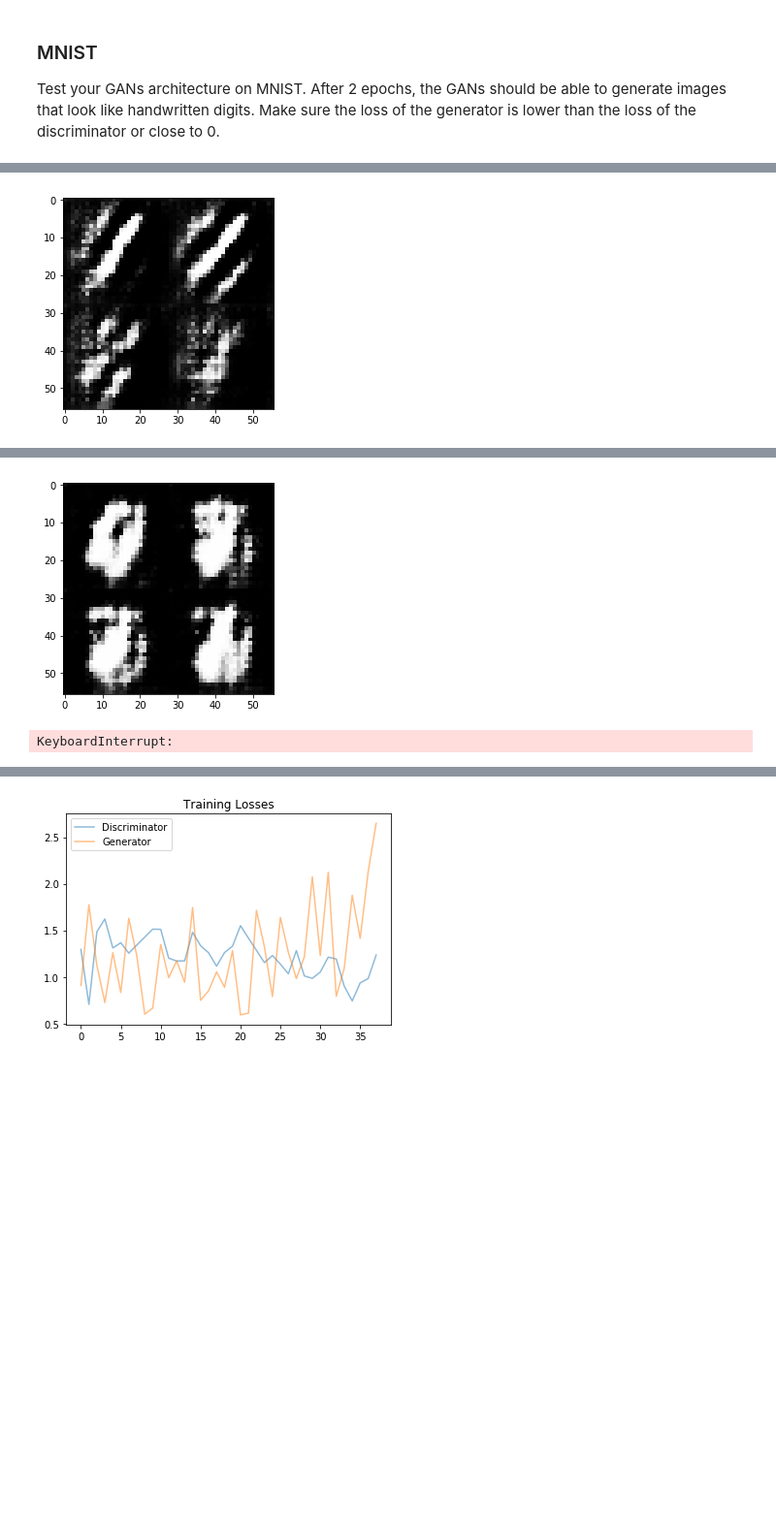
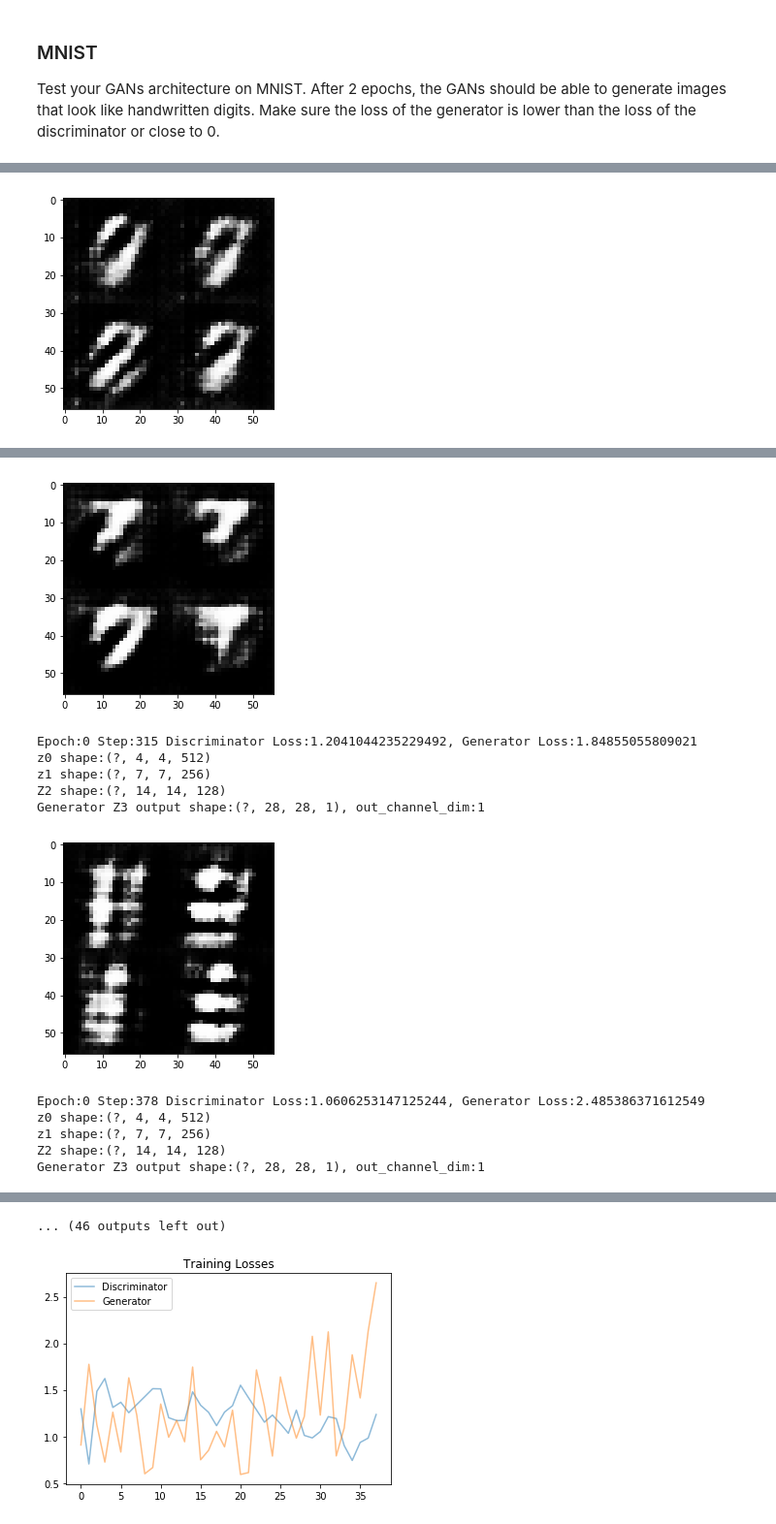
Before and after one commit to fingorn/deep-learning, a Jupyter notebook: face_generation/dlnd_face_generation.ipynb, the cells around one changed output, grey strips where cells are left out. Shown at 97% size. Cells and saved outputs as stored; diff of their text form; code cells hidden in the pictures; blank space fills up the shorter version.

```diff
--- a/face_generation/dlnd_face_generation.ipynb
+++ b/face_generation/dlnd_face_generation.ipynb
@@ -418,7 +406,7 @@ Use the `show_generator_output` to show `generator` output while you train. Runn
 import math
 tf.reset_default_graph()
 def train(epoch_count, batch_size, z_dim, learning_rate, beta1, get_batches, data_shape, data_image_mode,
-         total_prints=5, total_logs=100, adam_epsilon=1e-08):
+         total_prints=5, total_logs=100, adam_epsilon=1e-08, checkpoint_name='generator.chkpt'):
     """
     Train the GAN
     :param epoch_count: Number of epochs
@@ -432,6 +420,7 @@ def train(epoch_count, batch_size, z_dim, learning_rate, beta1, get_batches, dat
     """
     # TODO: Build Model
 #     total_prints = 5
+    print("Input data shape:{}".format(data_shape))
     total_prints_freq = math.ceil(data_shape[0] / batch_size * epoch_count / total_prints)
 
     print("Total batch size:{}, total_prints_freq:{}".format(data_shape[0],total_prints_freq))
@@ -445,7 +434,7 @@ def train(epoch_count, batch_size, z_dim, learning_rate, beta1, get_batches, dat
 
     d_train, g_train = model_opt(d_loss, g_loss, lr, beta1,epsilon=adam_epsilon)
 
-#     saver = tf.train.Saver()
+    saver = tf.train.Saver()
 
     sample, losses = [], []
     step_count=0
@@ -484,10 +473,10 @@ def train(epoch_count, batch_size, z_dim, learning_rate, beta1, get_batches, dat
                         print("Epoch:{} Step:{} Discriminator Loss:{}, Generator Loss:{}".format(epoch,step_count,
                                                                                                  dis_loss,gen_loss))
                         #Show generator output
-                        show_generator_output(sess, 8, z_input, data_shape[3], data_image_mode)
+                        show_generator_output(sess, 4, z_input, data_shape[3], data_image_mode)
 
 
-#         saver.save(sess,'./checkpoints/generator.chkpt')
+        saver.save(sess,'./checkpoints/'+checkpoint_name)
     return losses
 # %%
 mnist_sample = helper.Dataset('mnist', glob(os.path.join(data_dir, 'test_sample/*.jpg')))
@@ -551,7 +513,7 @@ Test your GANs architecture on MNIST.  After 2 epochs, the GANs should be able t
 tf.reset_default_graph()
 batch_size =64
 z_dim = 100
-learning_rate = 0.0004
+learning_rate = 0.0001
 beta1 = 0.5
 
 
@@ -563,7 +525,7 @@ epochs = 2
 mnist_dataset = helper.Dataset('mnist', glob(os.path.join(data_dir, 'mnist/*.jpg')))
 with tf.Graph().as_default():
     losses = train(epochs, batch_size, z_dim, learning_rate, beta1, mnist_dataset.get_batches,
-          mnist_dataset.shape, mnist_dataset.image_mode,total_prints=30,total_logs=200, adam_epsilon=1e-02)
+          mnist_dataset.shape, mnist_dataset.image_mode,total_prints=30,total_logs=200, adam_epsilon=1e-08, checkpoint_name='mnist.chkpt')
 # %% [output]
 Total batch size:60000, total_prints_freq:63
 Logging frequency:10
@@ -596,4 +558,4 @@ z0 shape:(?, 4, 4, 512)
 z1 shape:(?, 7, 7, 256)
 Z2 shape:(?, 14, 14, 128)
 Generator Z3 output shape:(?, 28, 28, 1), out_channel_dim:1
-[figure, old version]
+[figure, new version]
@@ -601,6 +563,16 @@ Epoch:0 Step:252 Discriminator Loss:1.7622261047363281, Generator Loss:1.6900956
 z0 shape:(?, 4, 4, 512)
 z1 shape:(?, 7, 7, 256)
 Z2 shape:(?, 14, 14, 128)
 Generator Z3 output shape:(?, 28, 28, 1), out_channel_dim:1
-[figure, old version]
+[figure, new version]
-KeyboardInterrupt:
+Epoch:0 Step:315 Discriminator Loss:1.2041044235229492, Generator Loss:1.84855055809021
+z0 shape:(?, 4, 4, 512)
+z1 shape:(?, 7, 7, 256)
+Z2 shape:(?, 14, 14, 128)
+Generator Z3 output shape:(?, 28, 28, 1), out_channel_dim:1
+[figure, added]
+Epoch:0 Step:378 Discriminator Loss:1.0606253147125244, Generator Loss:2.485386371612549
+z0 shape:(?, 4, 4, 512)
+z1 shape:(?, 7, 7, 256)
+Z2 shape:(?, 14, 14, 128)
+Generator Z3 output shape:(?, 28, 28, 1), out_channel_dim:1
@@ -607,3 +580,4 @@ KeyboardInterrupt:
+... (46 outputs left out)
 # %%
 plot_loss(losses)
 # %% [output]
```
Also changed, not shown: parts of 10 cells of this notebook.
